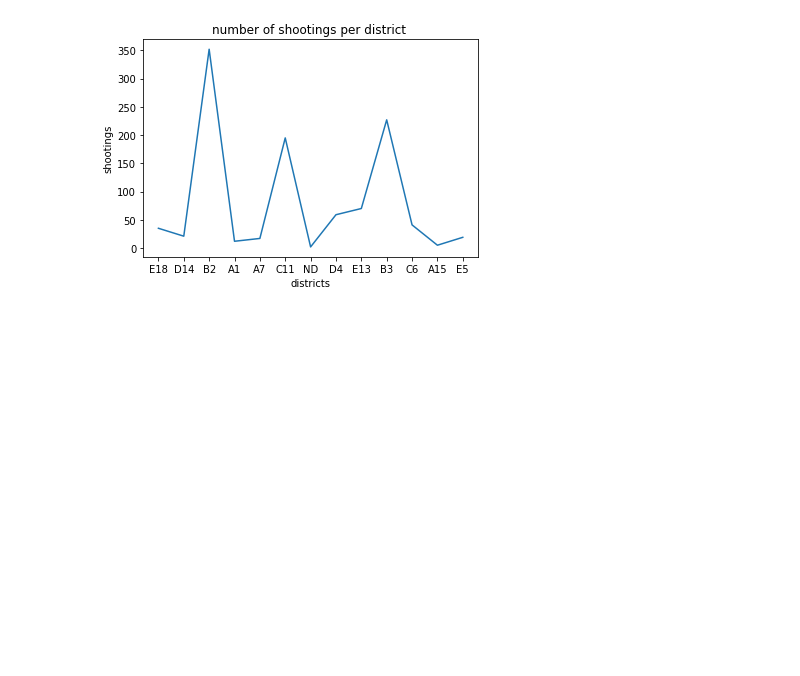
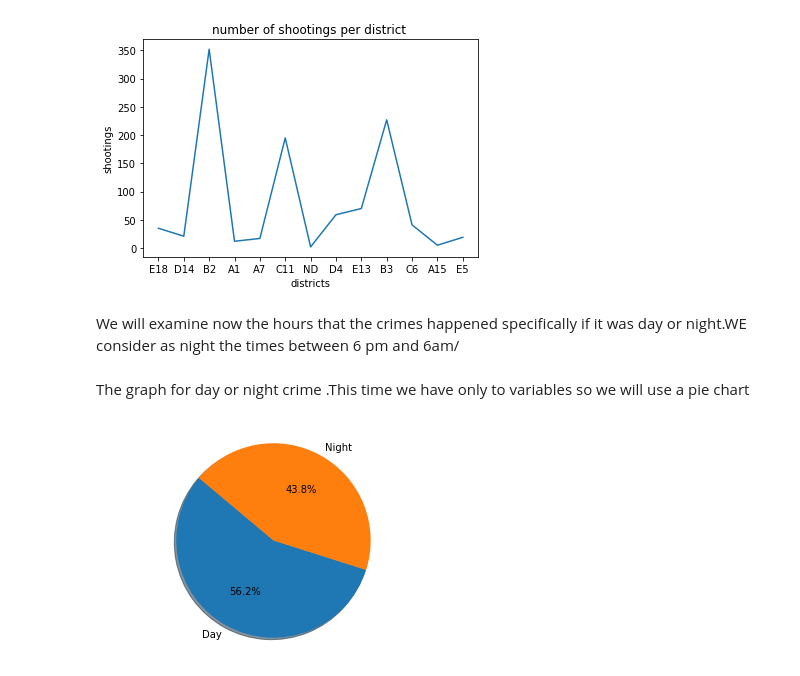
Before and after one commit to RafaelChatz/Data-Analysis-Crimes-in-Boston, a Jupyter notebook: scr/Data Analysis.ipynb, the cells around one changed output. Cells and saved outputs as stored; diff of their text form; code cells hidden in the pictures; blank space fills up the shorter version.

```diff
--- a/scr/Data Analysis.ipynb
+++ b/scr/Data Analysis.ipynb
@@ -173,3 +173,22 @@ plt.show()
 # %% [output]
 [figure]
 [figure]
+# %% [markdown]
+We will examine now the hours that the crimes happened specifically if it was day or night.WE consider as night the times between 6 pm and 6am/
+# %%
+day_or_night=[]
+
+for a in hour:
+    if a>=18 or a<=6:
+        day_or_night.append("Night")
+    else:
+        day_or_night.append("Day")
+# %% [markdown]
+The graph for day or night crime .This time we have only to variables so we will use a pie chart
+# %%
+plt.pie([day_or_night.count("Day"),day_or_night.count("Night")],labels=["Day","Night"],autopct='%1.1f%%',
+        shadow=True, startangle=140)
+plt.axis('equal')
+plt.show()
+# %% [output]
+[figure, added]
```
Also changed, not shown: parts of 9 cells of this notebook.
